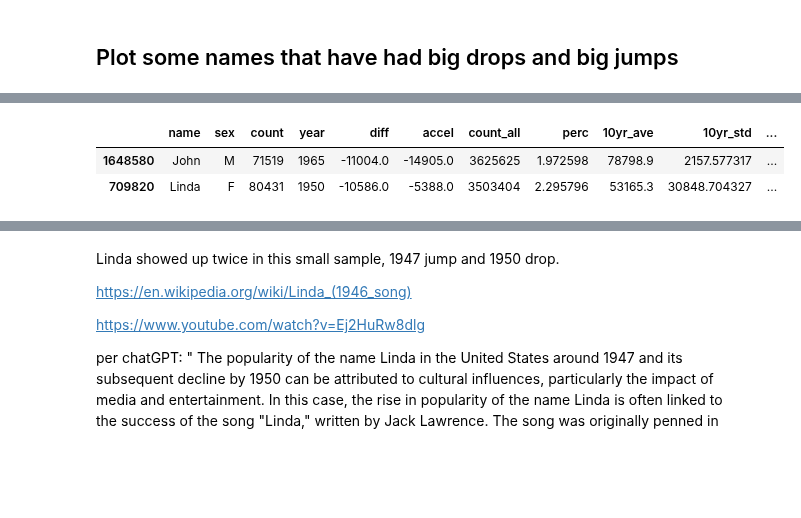
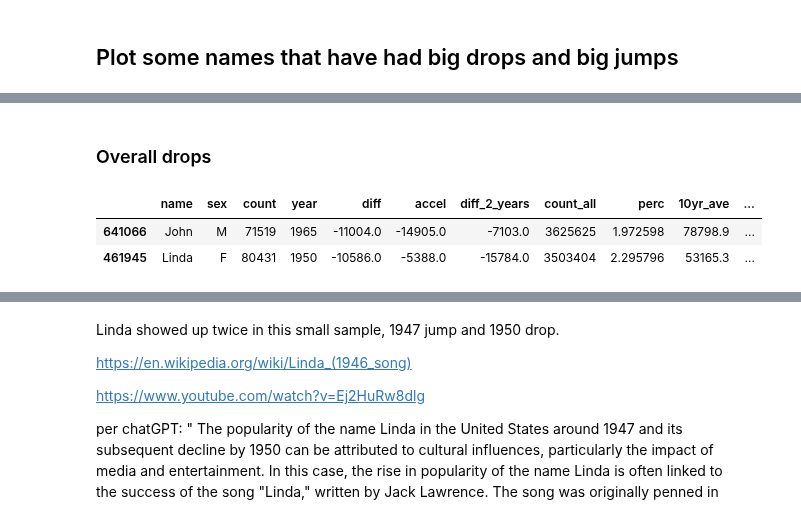
Before and after one commit to paulsch1/capstone, a Jupyter notebook: cap2_national.ipynb, the cells around one changed output, grey strips where cells are left out. Drawn from its saved outputs; the diff is of its cells as text; code cells hidden in the pictures; blank space fills up the shorter version.

```diff
--- a/cap2_national.ipynb
+++ b/cap2_national.ipynb
@@ -123,0 +130,5 @@ A jump that occurs between January and December will be more noticeable than a j
+# %%
+# Calculating the two year difference
+national_df['diff_2_years'] = national_df.groupby(['sex','name'])['count'].diff(periods=2)
+
+national_df.head(12)
@@ -148,0 +151,9 @@ dfn2[['year','perc']].groupby(['year']).sum().sample(5)
+# %%
+#Calculate the totala counts per year
+national_df['count_all'] = national_df.groupby('year')['count'].transform('sum')
+
+#Calculate the percentage
+national_df['perc'] = 100 * national_df['count'] / national_df['count_all']
+
+#Display dataframe
+national_df.head()
@@ -195,0 +170,21 @@ dfn2.iloc[108:129,:]
+# %%
+#Sort dataframe
+std_df = national_df.sort_values(by=['name', 'sex', 'year'])
+
+# Calculate 10-year rolling average and standard deviation
+std_df['10yr_ave'] = std_df.groupby(['name', 'sex'])['count'].transform(lambda x: x.rolling(window=10, min_periods=10).mean().shift(1))
+std_df['10yr_std'] = std_df.groupby(['name', 'sex'])['count'].transform(lambda x: x.rolling(window=10, min_periods=10).std().shift(1))
+
+# Calculate the difference from the 10-year average
+std_df['diff_from_10yr_ave'] = std_df['count'] - std_df['10yr_ave']
+
+# Calculate the z-score
+std_df['10yr_z_score'] = std_df['diff_from_10yr_ave'] / std_df['10yr_std']
+
+n_std_dev = 2
+
+# Identify jumps or drops
+std_df['jump_or_drop'] = std_df['10yr_z_score'].apply(lambda x: 'jump' if x > n_std_dev else ('drop' if x < -n_std_dev else None))
+
+#Display dataframe
+std_df.head(20)
@@ -216,8 +279,13 @@ z2
+# %% [markdown]
+### Overall drops
 # %%
-z3 = dfn2.sort_values(by=['diff']).head(2)
-z3['type']='overall drop'
-z3
+#Look at overall drops
+drop_df = std_df.sort_values(by=['diff']).head(2)
+drop_df['type']='overall drop'
+
+#Display dataframe
+drop_df
 # %% [output]
-|  | name | sex | count | year | diff | accel | count_all | perc | 10yr_ave | 10yr_std | ... |
-| 1648580 | John | M | 71519 | 1965 | -11004.0 | -14905.0 | 3625625 | 1.972598 | 78798.9 | 2157.577317 | ... |
-| 709820 | Linda | F | 80431 | 1950 | -10586.0 | -5388.0 | 3503404 | 2.295796 | 53165.3 | 30848.704327 | ... |
+|  | name | sex | count | year | diff | accel | diff_2_years | count_all | perc | 10yr_ave | ... |
+| 641066 | John | M | 71519 | 1965 | -11004.0 | -14905.0 | -7103.0 | 3625625 | 1.972598 | 78798.9 | ... |
+| 461945 | Linda | F | 80431 | 1950 | -10586.0 | -5388.0 | -15784.0 | 3503404 | 2.295796 | 53165.3 | ... |
```
Also changed, not shown: parts of 32 cells of this notebook.
